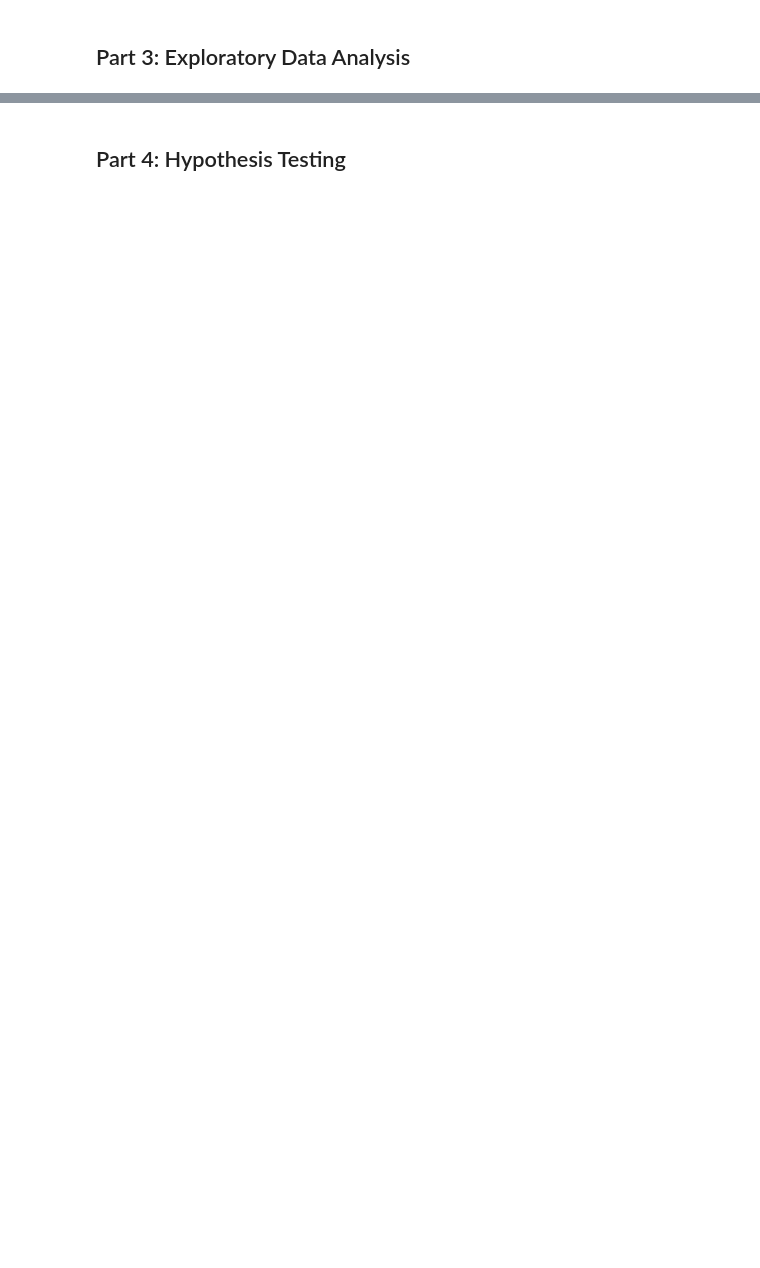
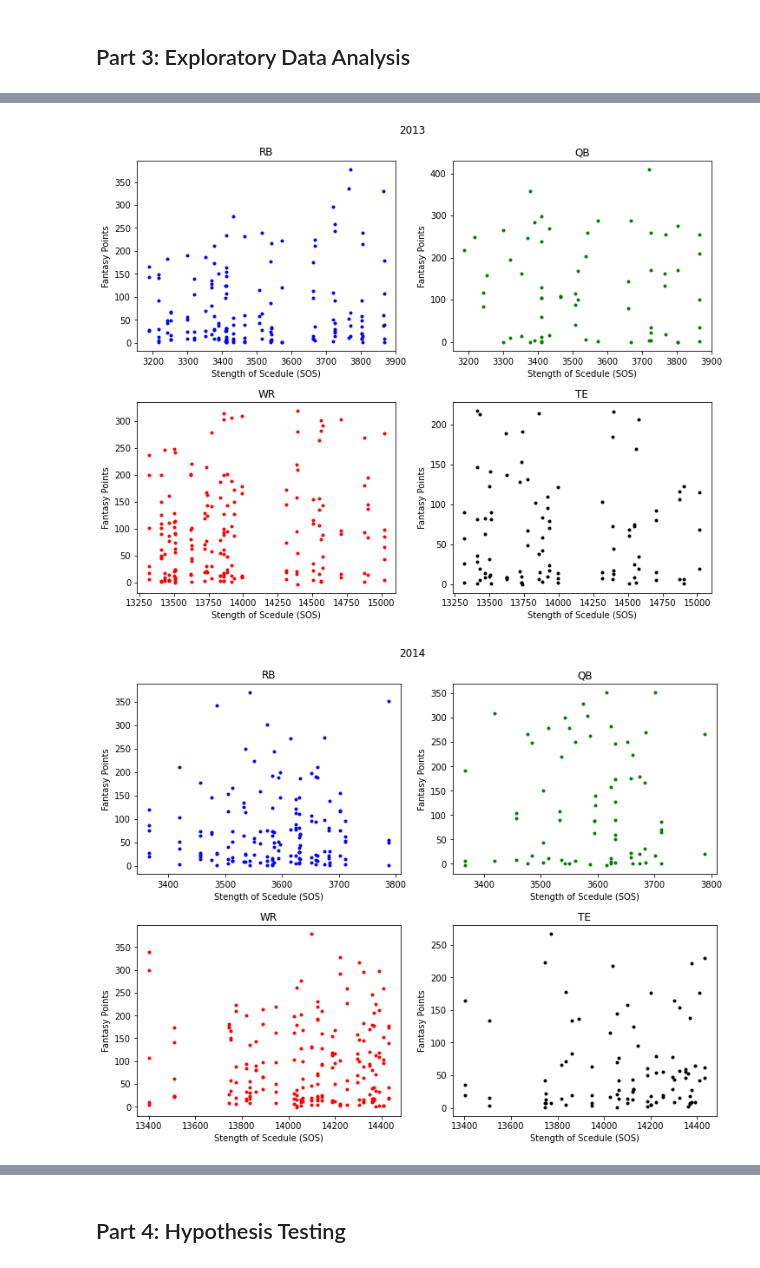
Before and after one commit to jwelsh8/jwelsh8.github.io, a Jupyter notebook: FFB_Tutorial.ipynb, the cells around one changed output, grey strips where cells are left out. Saved outputs shown, nothing was run; the diff lists cells and outputs as text; code cells hidden in the pictures; blank space fills up the shorter version.

```diff
--- a/FFB_Tutorial.ipynb
+++ b/FFB_Tutorial.ipynb
@@ -69,0 +148,17 @@ sos_df
+# %%
+def get_sos_data(year: int) ->pd.DataFrame:
+  if 1999 <= year <= 2019:
+    url = (
+        'https://raw.githubusercontent.com/fantasydatapros/data/master/sos/'
+        + str(year)
+        + '.csv'
+    )
+    df = pd.read_csv(url)
+    df = df.rename(columns={"Unnamed: 0": "Team"})
+    return df
+  else:
+    print('Year provided not in dataset; Please select a year between 1999-2020')
+    return None
+# %%
+sos_df = get_sos_data(2019)
+sos_df.head()
@@ -90,0 +345,51 @@ week_df
+# %%
+fignum = 1
+
+for year in range(2013, 2020):
+  # get the data for that year
+  yearly_data = get_yearly_data(year)
+  # don't include players that haven't played this season
+  yearly_data = yearly_data.loc[(yearly_data['FantasyPoints'] != 0)]
+  # don't include players that are not on only one team for the whole season
+  yearly_data = yearly_data.loc[yearly_data['Tm'].isin(team_abrv_list)]
+
+  sos_df = get_sos_data(year)
+
+  fig, axes = plt.subplots(2, 2, constrained_layout = True)
+  fig.set_size_inches(10,8)
+  for idx, row in yearly_data.iterrows():
+    team_abrv = row['Tm']
+    sos = -1
+    if row['Pos'] == 'RB':
+      for idx, sos_row in sos_df.iterrows():
+        if team_abrv_dict[sos_row['Team']] == team_abrv:
+          sos = sos_row['OppPassingFantasyPointsAllowed']
+      axes[0, 0].plot(sos, row['FantasyPoints'], 'b.')
+    elif row['Pos'] == 'WR':
+      for idx, sos_row in sos_df.iterrows():
+        if team_abrv_dict[sos_row['Team']] == team_abrv:
+          sos = sos_row['OppPPRReceivingFantasyPointsAllowed']
+      axes[1, 0].plot(sos, row['FantasyPoints'], 'r.')
+    elif row['Pos'] == 'QB':
+      for idx, sos_row in sos_df.iterrows():
+        if team_abrv_dict[sos_row['Team']] == team_abrv:
+          sos = sos_row['OppPassingFantasyPointsAllowed']
+      axes[0, 1].plot(sos, row['FantasyPoints'], 'g.')
+    elif row['Pos'] == 'TE':
+      for idx, sos_row in sos_df.iterrows():
+        if team_abrv_dict[sos_row['Team']] == team_abrv:
+          sos = sos_row['OppPPRReceivingFantasyPointsAllowed']
+      axes[1, 1].plot(sos, row['FantasyPoints'], 'k.')
+
+  # label the figure appropriately
+  fig.suptitle(year)
+  axes[0, 0].set_title('RB')
+  axes[0, 1].set_title('QB')
+  axes[1, 0].set_title('WR')
+  axes[1, 1].set_title('TE')
+  for ax in axes.flat:
+    ax.set(xlabel='Stength of Scedule (SOS)', ylabel='Fantasy Points')
+  plt.show()
+# %% [output]
+[figure, added]
+[figure, added]
```
Also changed, not shown: parts of 71 cells of this notebook, 1 other file.
